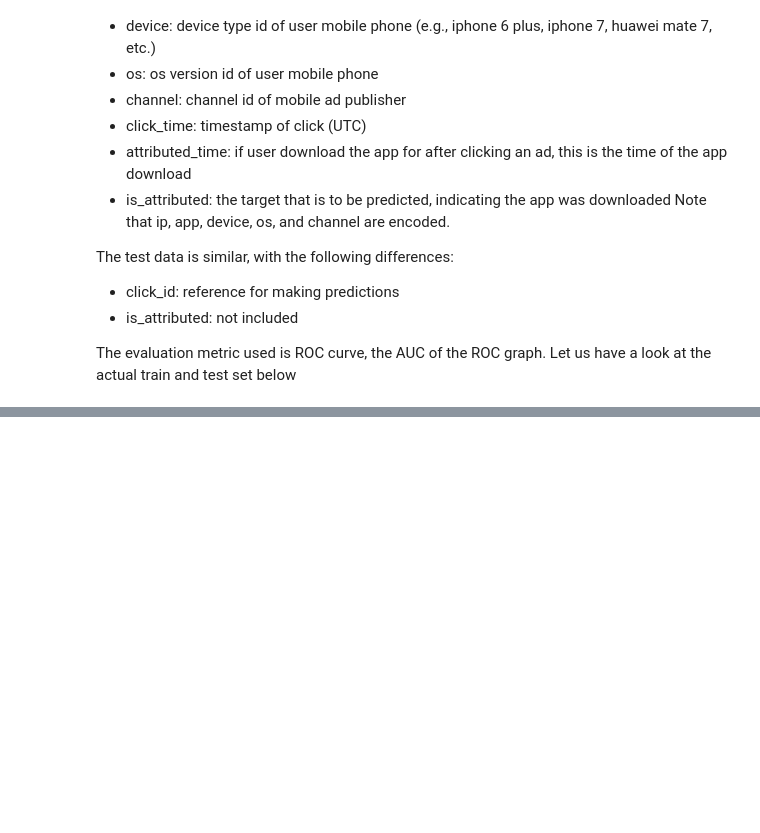
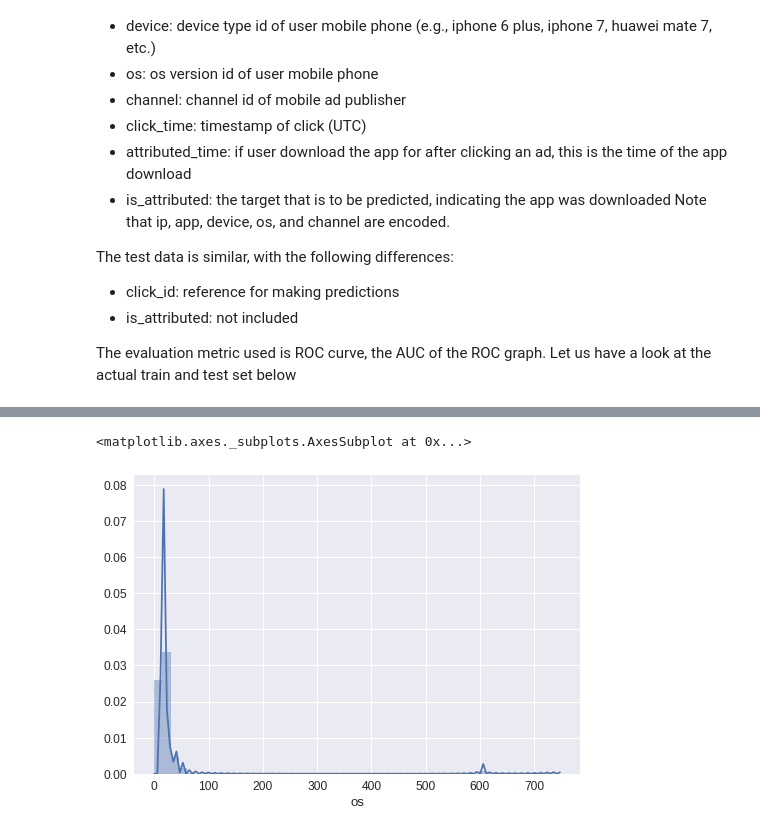
Before and after one commit to Nick7hill/kaggle, a Jupyter notebook: talkingdata_adtracking_fraud_detection/adtracking.ipynb, the cells around one changed output, grey strips where cells are left out. Cells and saved outputs as stored; diff of their text form; code cells hidden in the pictures; blank space fills up the shorter version.

```diff
--- a/talkingdata_adtracking_fraud_detection/adtracking.ipynb
+++ b/talkingdata_adtracking_fraud_detection/adtracking.ipynb
@@ -66,0 +111,5 @@ test.head()
+# %%
+sns.distplot(train_df['os'])
+# %% [output]
+<matplotlib.axes._subplots.AxesSubplot at 0x...>
+[figure, added]
```
Also changed, not shown: parts of 13 cells of this notebook.
